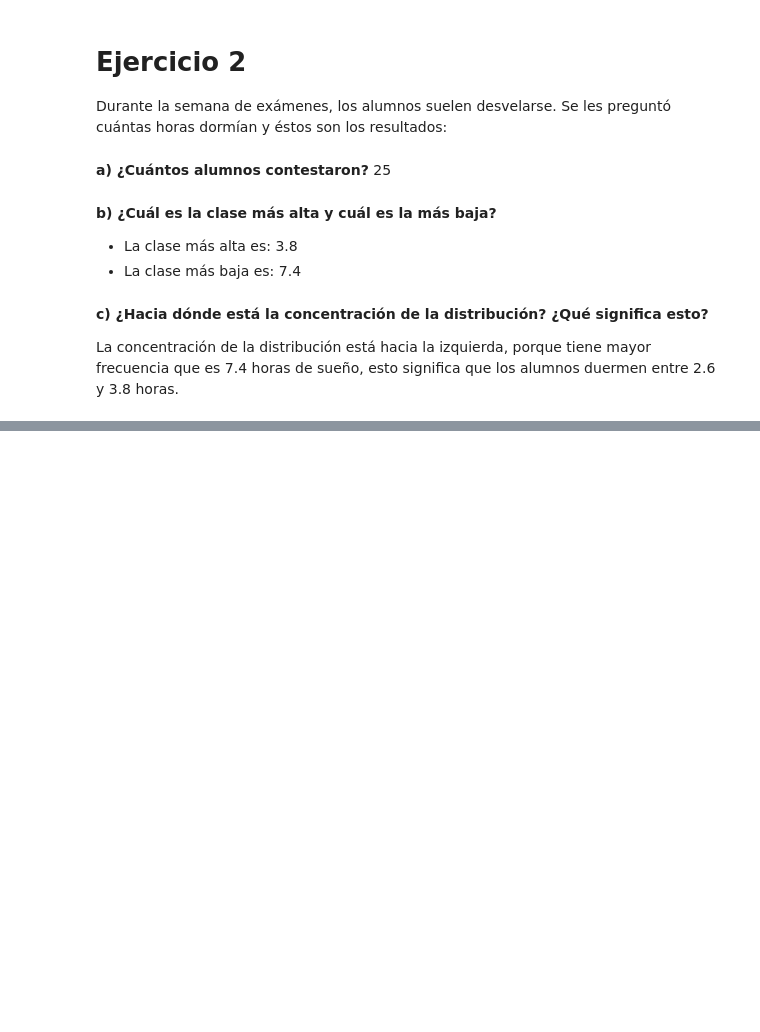
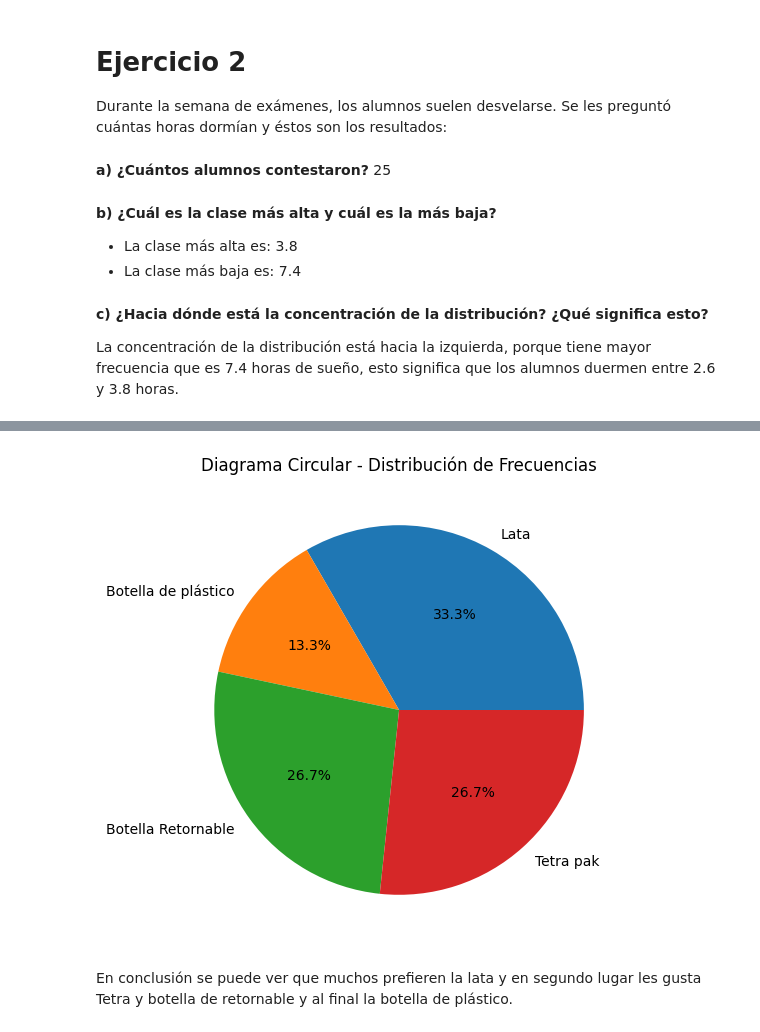
Before and after one commit to Geradan1/T1-Remedial, a Jupyter notebook: Ejercicios.ipynb, the cells around one changed output, grey strips where cells are left out. Cells and saved outputs as stored; diff of their text form; code cells hidden in the pictures; blank space fills up the shorter version.

```diff
--- a/Ejercicios.ipynb
+++ b/Ejercicios.ipynb
@@ -30,0 +79,14 @@ La concentración de la distribución está hacia la izquierda, porque tiene may
+# %%
+import matplotlib.pyplot as plt
+
+presentaciones = ['Lata', 'Botella de plástico', 'Botella Retornable', 'Tetra pak']
+frecuencias = [5, 2, 4, 4]
+
+plt.figure(figsize=(6, 6))
+plt.pie(frecuencias, labels=presentaciones, autopct='%1.1f%%')
+plt.title('Diagrama Circular - Distribución de Frecuencias')
+plt.show()
+# %% [output]
+[figure, added]
+# %% [markdown]
+En conclusión se puede ver que muchos prefieren la lata y en segundo lugar les gusta Tetra y botella de retornable y al final la botella de plástico.
```
Also changed, not shown: parts of 6 cells of this notebook.
